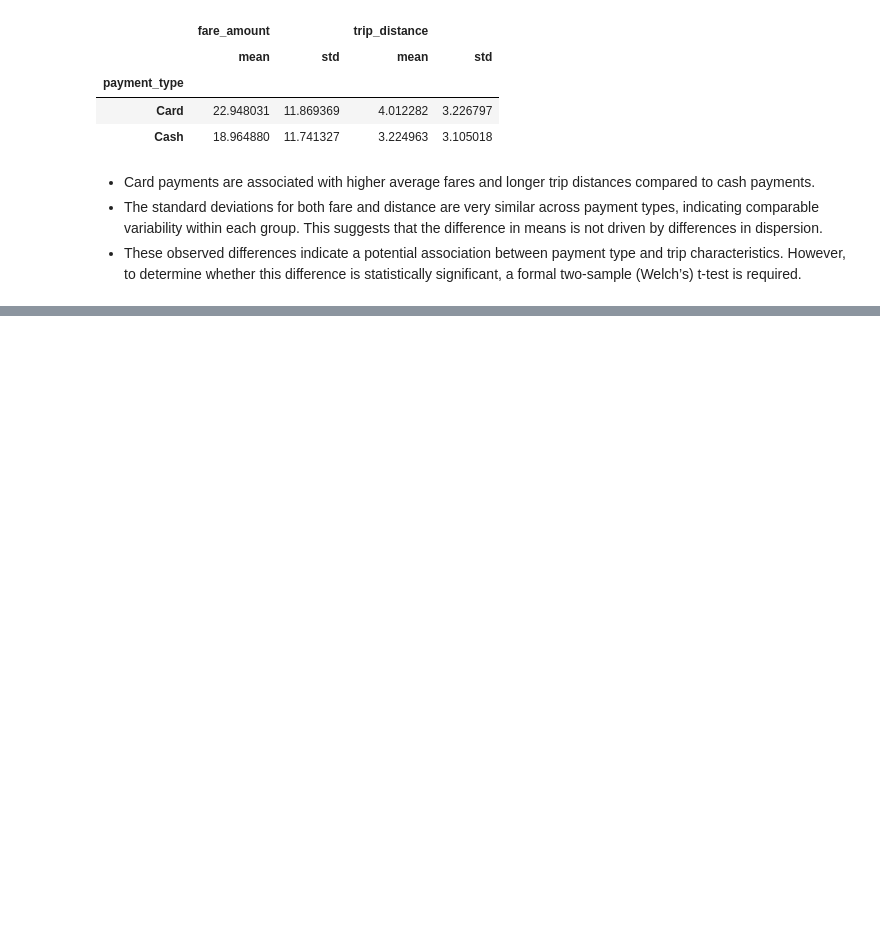
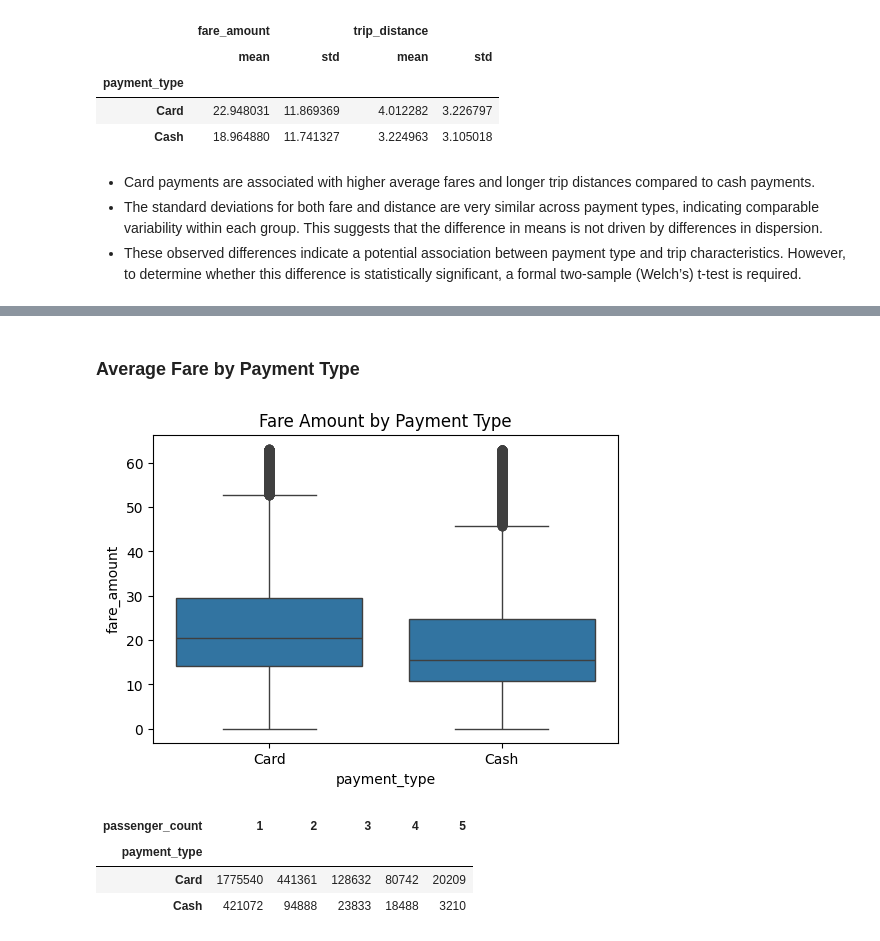
Before and after one commit to suparnachowdhury/Hypothesis-Testing-for-Taxi-Revenue-Optimization, a Jupyter notebook: Hypothesis Testing for Taxi Revenue Optimization.ipynb, the cells around one changed output, grey strips where cells are left out. Saved outputs shown, nothing was run; the diff lists cells and outputs as text; code cells hidden in the pictures; blank space fills up the shorter version.

```diff
--- a/Hypothesis Testing for Taxi Revenue Optimization.ipynb
+++ b/Hypothesis Testing for Taxi Revenue Optimization.ipynb
@@ -409,0 +459,23 @@ data.groupby('payment_type').agg({'fare_amount' : ['mean', 'std'], 'trip_distanc
+# %% [markdown]
+### Average Fare by Payment Type
+# %%
+plt.figure(figsize=(6,4))
+
+sns.boxplot(
+    data=data,
+    x='payment_type',
+    y='fare_amount'
+)
+
+plt.title("Fare Amount by Payment Type")
+
+plt.show()
+# %% [output]
+[figure, added]
+# %%
+temp
+# %% [output]
+| passenger_count | 1 | 2 | 3 | 4 | 5 |
+| payment_type |  |  |  |  |  |
+| Card | 1775540 | 441361 | 128632 | 80742 | 20209 |
+| Cash | 421072 | 94888 | 23833 | 18488 | 3210 |
```
Also changed, not shown: parts of 3 cells of this notebook.
